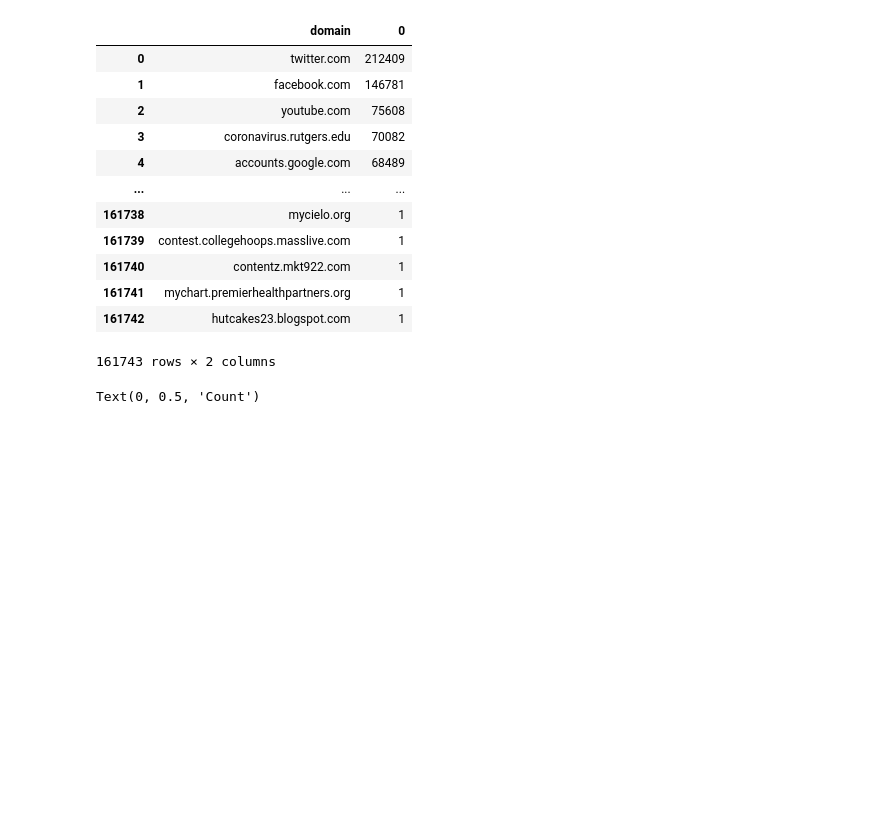
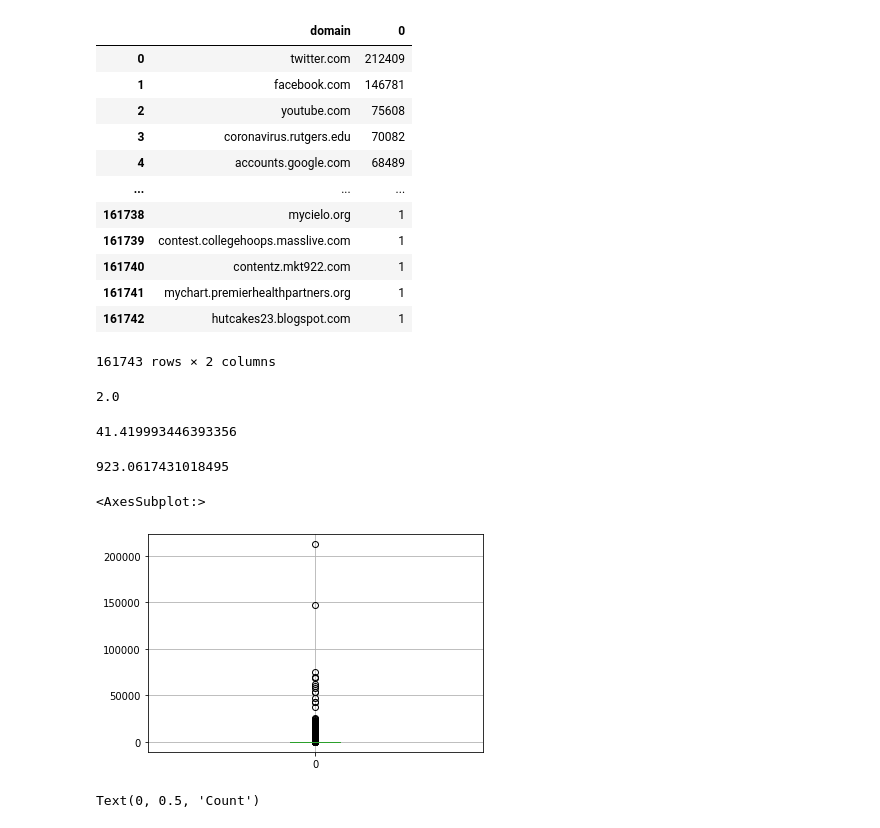
Before and after one commit to inactinique/awac2, a Jupyter notebook: 00_stats_web_pages.ipynb, the cells around one changed output. Saved outputs shown, nothing was run; the diff lists cells and outputs as text; code cells hidden in the pictures; blank space fills up the shorter version.

```diff
--- a/00_stats_web_pages.ipynb
+++ b/00_stats_web_pages.ipynb
@@ -103,6 +103,31 @@ web_pages_count_byDomain
 | 161741 | mychart.premierhealthpartners.org | 1 |
 | 161742 | hutcakes23.blogspot.com | 1 |
 161743 rows × 2 columns
+# %%
+#just to know: the median
+web_pages_count_byDomain_median = web_pages_count_byDomain["0"].median()
+web_pages_count_byDomain_median
+# %% [output]
+2.0
+# %%
+#just to know: mean
+web_pages_count_byDomain_mean = web_pages_count_byDomain["0"].mean()
+web_pages_count_byDomain_mean
+# %% [output]
+41.419993446393356
+# %%
+#justo to know: standard deviation
+web_pages_count_byDomain_std = web_pages_count_byDomain["0"].std()
+web_pages_count_byDomain_std
+# %% [output]
+923.0617431018495
+# %%
+#the standard box plot
+
+web_pages_count_byDomain.boxplot()
+# %% [output]
+<AxesSubplot:>
+[figure, added]
 # %%
 topDomain = web_pages_count_byDomain.sort_values("0", ascending=False).head(100)
 
```
Also changed, not shown: parts of 2 cells of this notebook.
